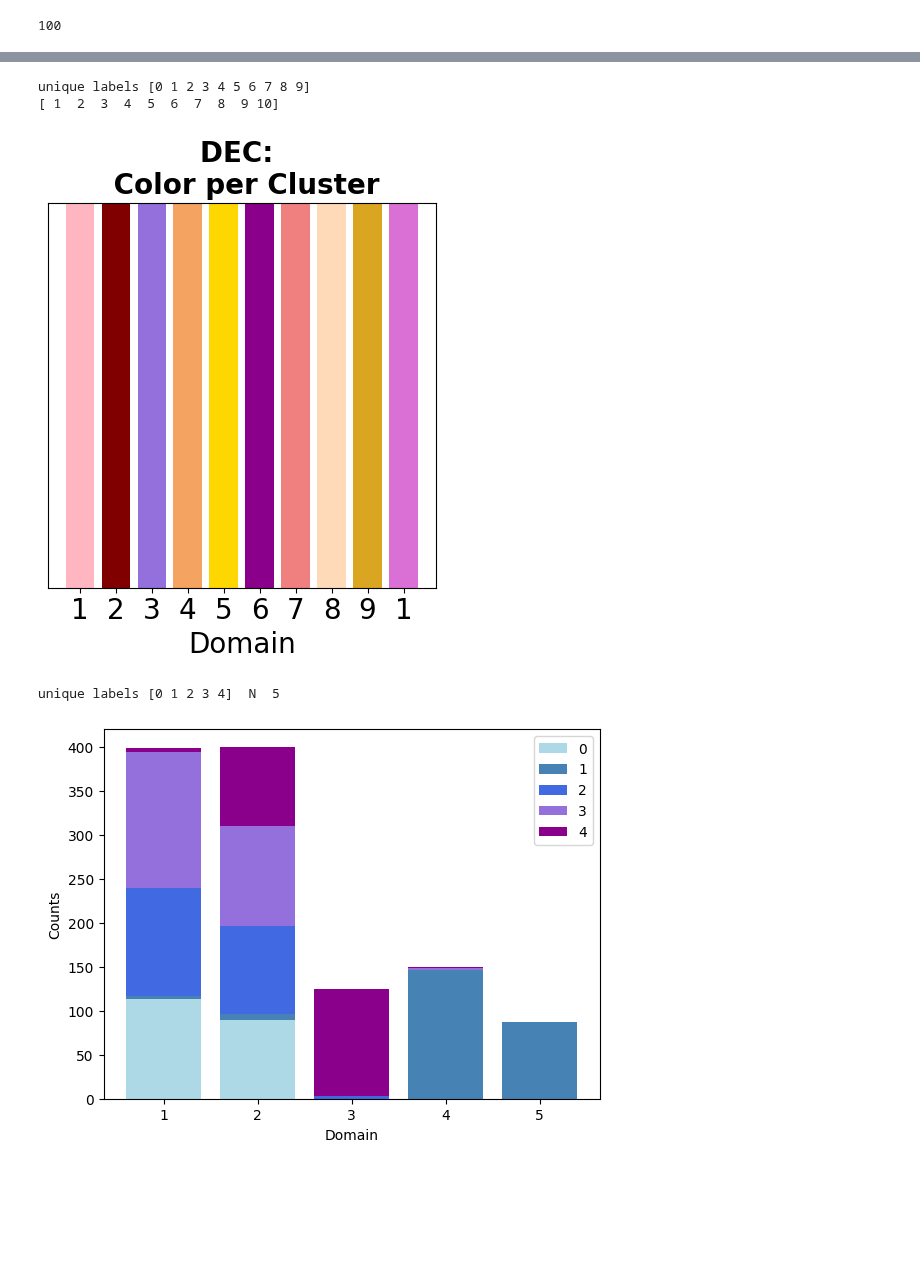
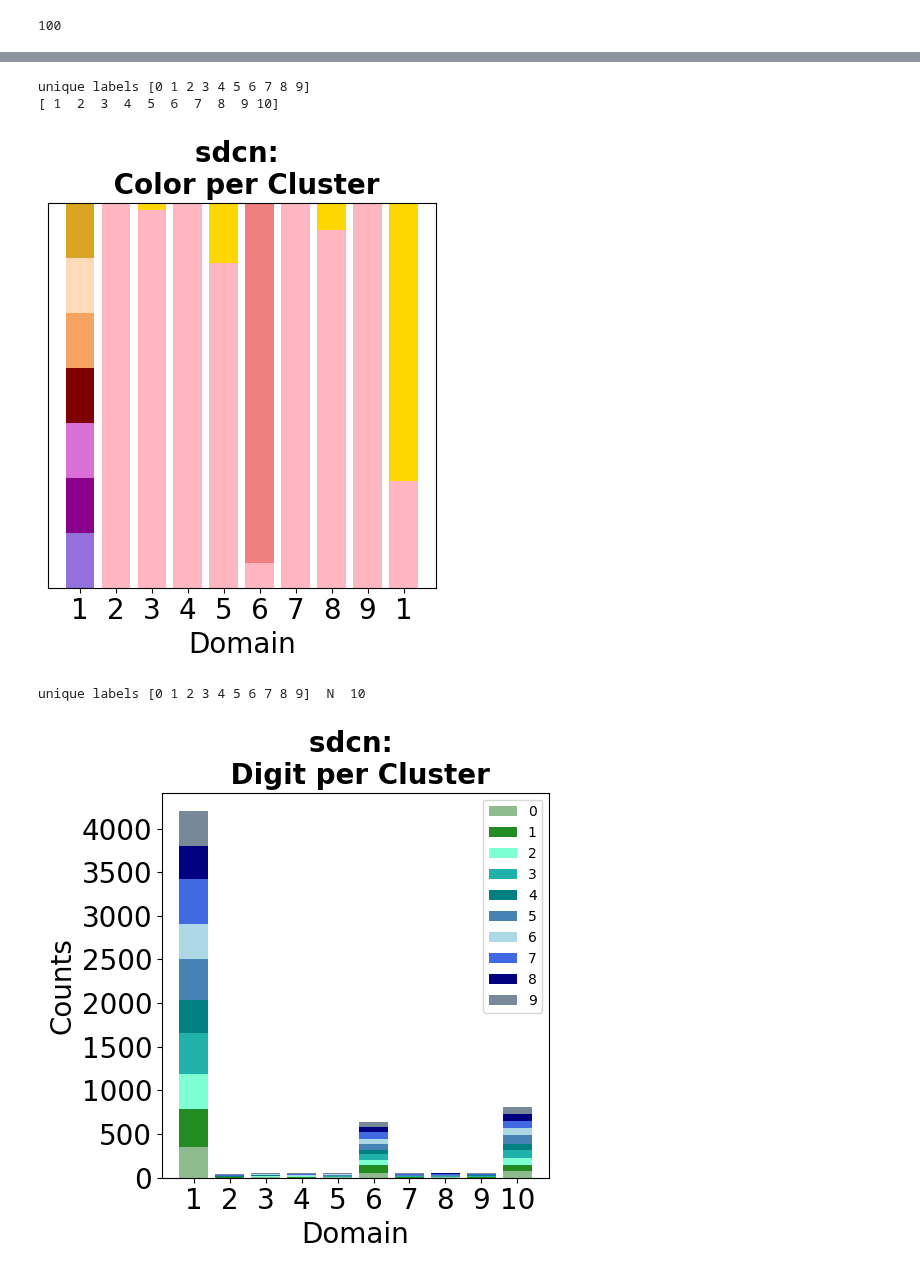
Before and after one commit to DIDSR/DomId, a Jupyter notebook: notebooks/MNIST_color_post_training_analysis.ipynb, the cells around one changed output, grey strips where cells are left out. Cells and saved outputs as stored; diff of their text form; code cells hidden in the pictures; blank space fills up the shorter version.

Commit message:
mnist sdcn works, but poor performance

```diff
--- a/notebooks/MNIST_color_post_training_analysis.ipynb
+++ b/notebooks/MNIST_color_post_training_analysis.ipynb
@@ -47,11 +47,14 @@ ex = '2023-05-09 10:57:42.059288_mnistcolor10_dec/'
 ex = '2023-05-09 11:17:46.609664_mnistcolor10_vade/'
 ex = '2023-05-09 11:43:05.893566_mnistcolor10_vade/'
 ex = '2023-05-09 12:08:27.291846_mnistcolor10_dec/'
+
+ex = '2023-07-25 11:34:03.086461_mnistcolor10_sdcn/'
+ex = '2023-07-25 11:47:57.588004_mnistcolor10_sdcn/'
 # %%
 domain, vec_d, vec_y, img_locs, model_name = load_files(ex)
 color = vec_d
 digit = vec_y
-model_name = 'DEC'
+model_name = ex.split('_')[-1][:-1]
 # %%
 def something_per_domain(domain, another_label):
     """
@@ -162,7 +165,7 @@ len(digits_per_domain)
 
 
 
-def plot_something_per_domain_counts(domain, another_label, counts, fs, legend = False, thres = None):
+def plot_something_per_domain_counts(domain, another_label, counts, fs, legend = False, thres = None,  title = None,digit_plot=True):
     """
     domain - predicted domain labels
     another_label - another label aassociated with each predicted domain (should be same shape as domain)
@@ -190,9 +193,12 @@ def plot_something_per_domain_counts(domain, another_label, counts, fs, legend =
 
    # print(narray)
     #print(len(u_domains), len(u_another_label))
-    c = ['blue', 'teal', 'pink', 'orange', 'green', 'red', 'plum', 'grey', 'purple', 'yellow']
-    c = ['lightblue', 'steelblue', 'royalblue', 'mediumpurple', 'darkmagenta','orchid', 'lightpink', 'lightcoral', 'maroon', 'sandybrown']
-    plt.figure()
+    if digit_plot:
+        c =  ['darkseagreen', 'forestgreen', 'aquamarine', 'lightseagreen', 'teal', 'steelblue','lightblue', 'royalblue','navy', 'lightslategrey' ]
+
+    else:
+        c = ['mediumpurple', 'darkmagenta','orchid', 'lightpink', 'lightcoral', 'maroon', 'sandybrown', 'peachpuff', 'goldenrod', 'gold']
+    plt.figure(figsize=(5,5))
     for i in range(0, len(u_domains)):
         for jj in range(0,len(u_another_label)):
 
@@ -208,6 +214,7 @@ def plot_something_per_domain_counts(domain, another_label, counts, fs, legend =
     plt.xticks(x, x_ticks, fontsize=fs)
     plt.yticks(fontsize=fs)
     plt.xlabel("Domain", fontsize=fs)
+    plt.title(title, fontsize = fs, weight = 'bold')
 
     if legend:
         plt.legend(legend)
@@ -290,12 +297,12 @@ plot_something_per_domain_proportion(domain, color, colors_per_domain, fs =20, t
 # %% [output]
 unique labels [0 1 2 3 4 5 6 7 8 9]
 [ 1  2  3  4  5  6  7  8  9 10]
-[figure, old version]
+[figure, new version]
 # %%
-plot_something_per_domain_counts(domain, digit, digits_per_domain, fs =10) #, legend = ['forest background', 'ocean background'])
+plot_something_per_domain_counts(domain, digit, digits_per_domain, fs =20, title = model_name+': \n Digit per Cluster',) #, legend = ['forest background', 'ocean background'])
 # %% [output]
-unique labels [0 1 2 3 4]  N  5
+unique labels [0 1 2 3 4 5 6 7 8 9]  N  10
-[figure, old version]
+[figure, new version]
 # %%
 digit
 # %% [output]
```
Also changed, not shown: parts of 8 cells of this notebook, 1 other file.
